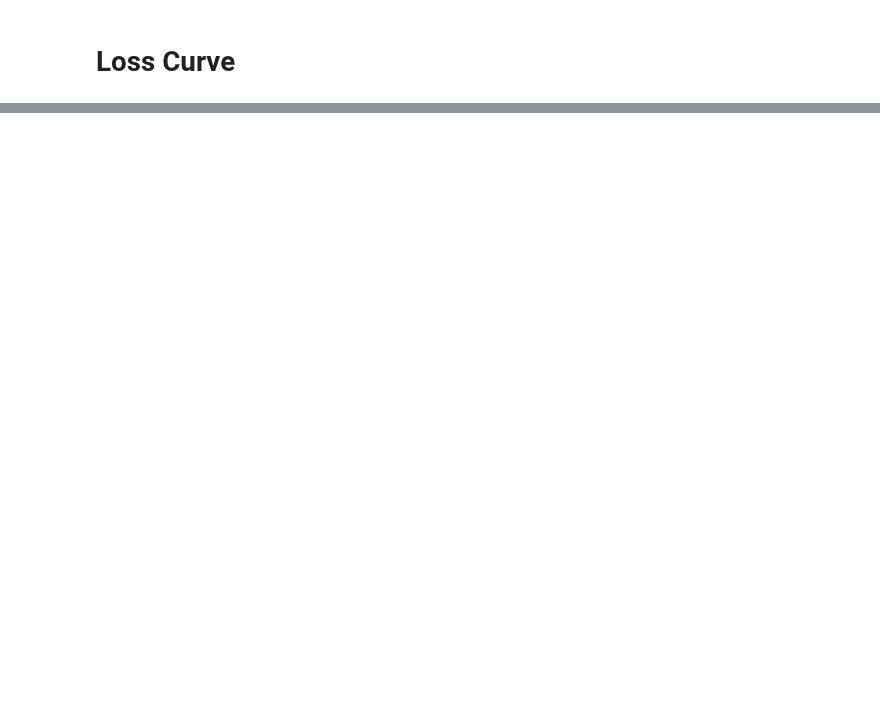
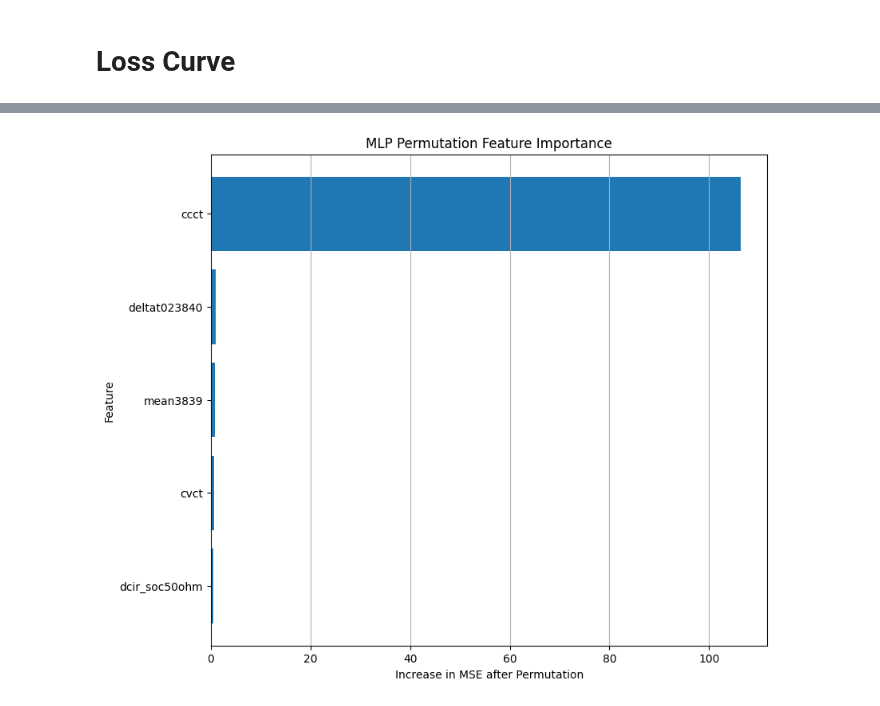
Before and after one commit to molluIdontknow/ELE_Algorithm, a Jupyter notebook: ELEalgo_MLP의_사본.ipynb, the cells around one changed output, grey strips where cells are left out. Drawn from its saved outputs; the diff is of its cells as text; code cells hidden in the pictures; blank space fills up the shorter version.

```diff
--- a/ELEalgo_MLP의_사본.ipynb
+++ b/ELEalgo_MLP의_사본.ipynb
@@ -344,0 +492,22 @@ Prediction Result
+# %%
+importance_plot = importance_df.sort_values(
+    by="Importance",
+    ascending=True
+)
+
+plt.figure(figsize=(9, 8))
+
+plt.barh(
+    importance_plot["Feature"],
+    importance_plot["Importance"]
+)
+
+plt.xlabel("Increase in MSE after Permutation")
+plt.ylabel("Feature")
+plt.title("MLP Permutation Feature Importance")
+
+plt.grid(axis="x")
+
+plt.show()
+# %% [output]
+[figure, added]
```
Also changed, not shown: parts of 24 cells of this notebook.
